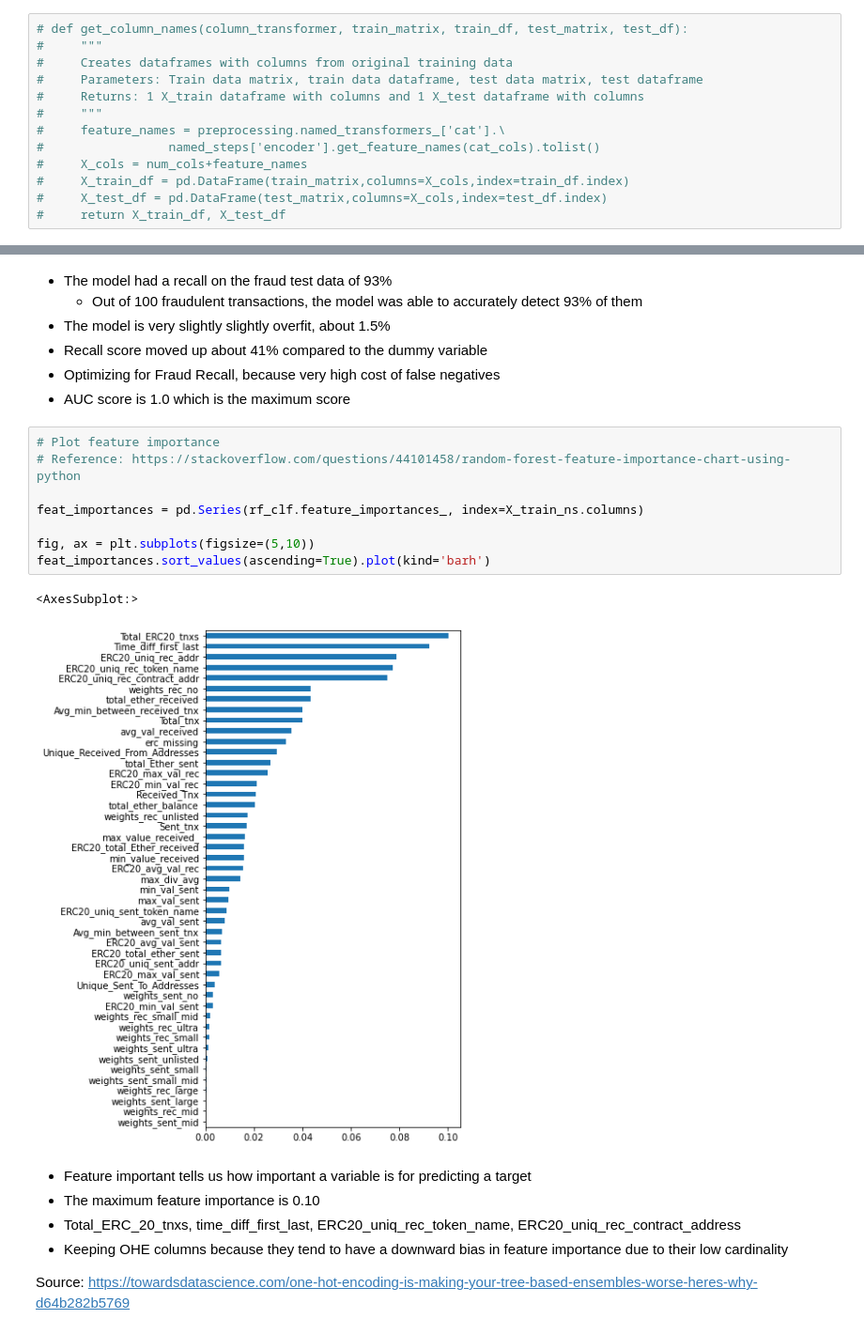
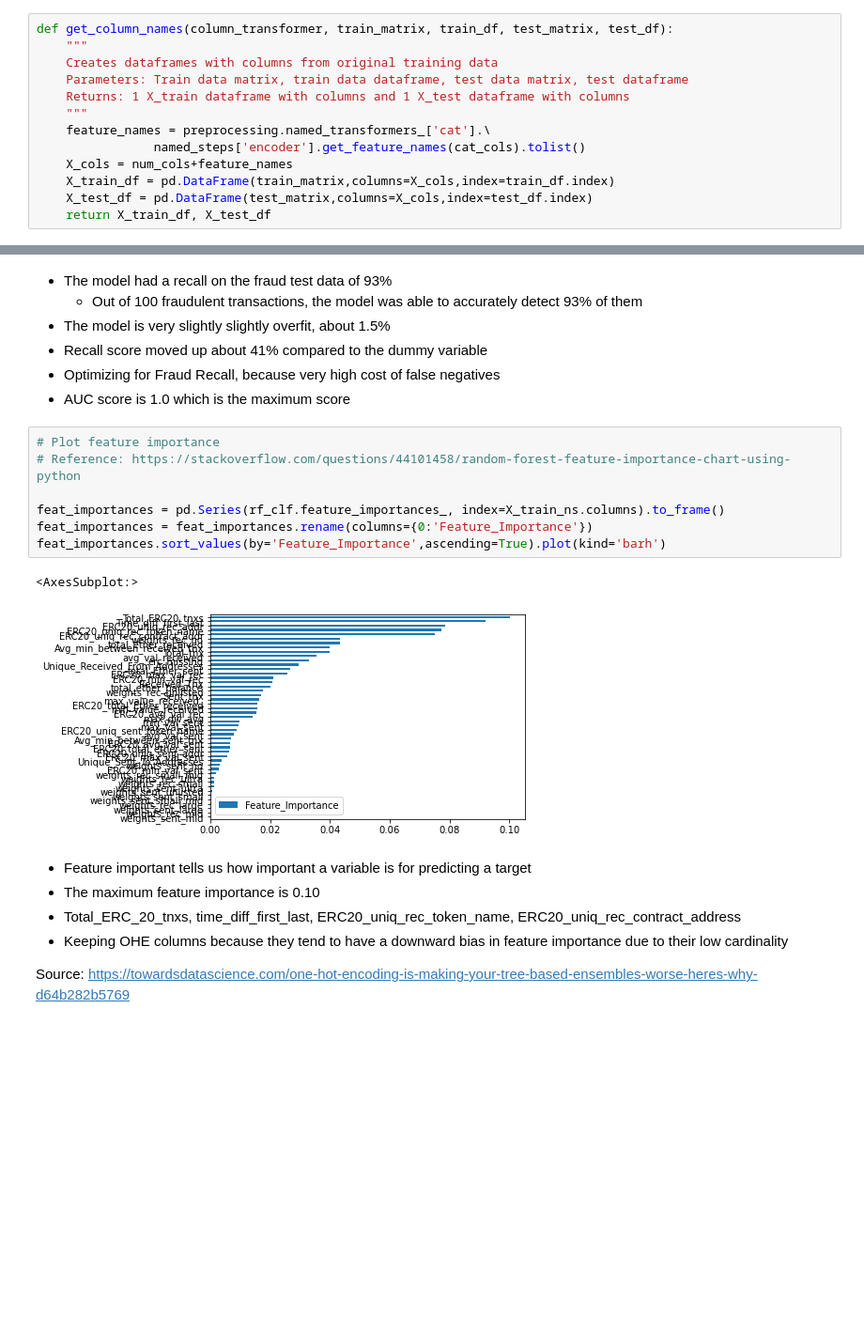
Before and after one commit to kuninethan95/OSEMN, a Jupyter notebook: index_OSEMN.ipynb, the cells around one changed output, grey strips where cells are left out. Shown at 94% size. Drawn from its saved outputs; the diff is of its cells as text; blank space fills up the shorter version.

Commit message:
finding default params

```diff
--- a/index_OSEMN.ipynb
+++ b/index_OSEMN.ipynb
@@ -1615,18 +1615,18 @@ preprocessing=ColumnTransformer(transformers=[
 X_train_p = preprocessing.fit_transform(X_train)
 X_test_p = preprocessing.transform(X_test)
 # %%
-# def get_column_names(column_transformer, train_matrix, train_df, test_matrix, test_df):
-#     """
-#     Creates dataframes with columns from original training data
-#     Parameters: Train data matrix, train data dataframe, test data matrix, test dataframe
-#     Returns: 1 X_train dataframe with columns and 1 X_test dataframe with columns
-#     """
-#     feature_names = preprocessing.named_transformers_['cat'].\
-#                 named_steps['encoder'].get_feature_names(cat_cols).tolist()
-#     X_cols = num_cols+feature_names
-#     X_train_df = pd.DataFrame(train_matrix,columns=X_cols,index=train_df.index)
-#     X_test_df = pd.DataFrame(test_matrix,columns=X_cols,index=test_df.index)
-#     return X_train_df, X_test_df
+def get_column_names(column_transformer, train_matrix, train_df, test_matrix, test_df):
+    """
+    Creates dataframes with columns from original training data
+    Parameters: Train data matrix, train data dataframe, test data matrix, test dataframe
+    Returns: 1 X_train dataframe with columns and 1 X_test dataframe with columns
+    """
+    feature_names = preprocessing.named_transformers_['cat'].\
+                named_steps['encoder'].get_feature_names(cat_cols).tolist()
+    X_cols = num_cols+feature_names
+    X_train_df = pd.DataFrame(train_matrix,columns=X_cols,index=train_df.index)
+    X_test_df = pd.DataFrame(test_matrix,columns=X_cols,index=test_df.index)
+    return X_train_df, X_test_df
 # %%
 # Insert names into matrices and transform into DataFrame
 
@@ -1694,14 +1696,13 @@ Recall score improvement: +0.41189
 # %%
 # Plot feature importance
 # Reference: https://stackoverflow.com/questions/44101458/random-forest-feature-importance-chart-using-python
 
-feat_importances = pd.Series(rf_clf.feature_importances_, index=X_train_ns.columns)
-
-fig, ax = plt.subplots(figsize=(5,10))
-feat_importances.sort_values(ascending=True).plot(kind='barh')
+feat_importances = pd.Series(rf_clf.feature_importances_, index=X_train_ns.columns).to_frame()
+feat_importances = feat_importances.rename(columns={0:'Feature_Importance'})
+feat_importances.sort_values(by='Feature_Importance',ascending=True).plot(kind='barh')
 # %% [output]
 <AxesSubplot:>
-[figure, old version]
+[figure, new version]
 # %% [markdown]
 - Feature important tells us how important a variable is for predicting a target
 - The maximum feature importance is 0.10
```
Also changed, not shown: parts of 22 cells of this notebook.
